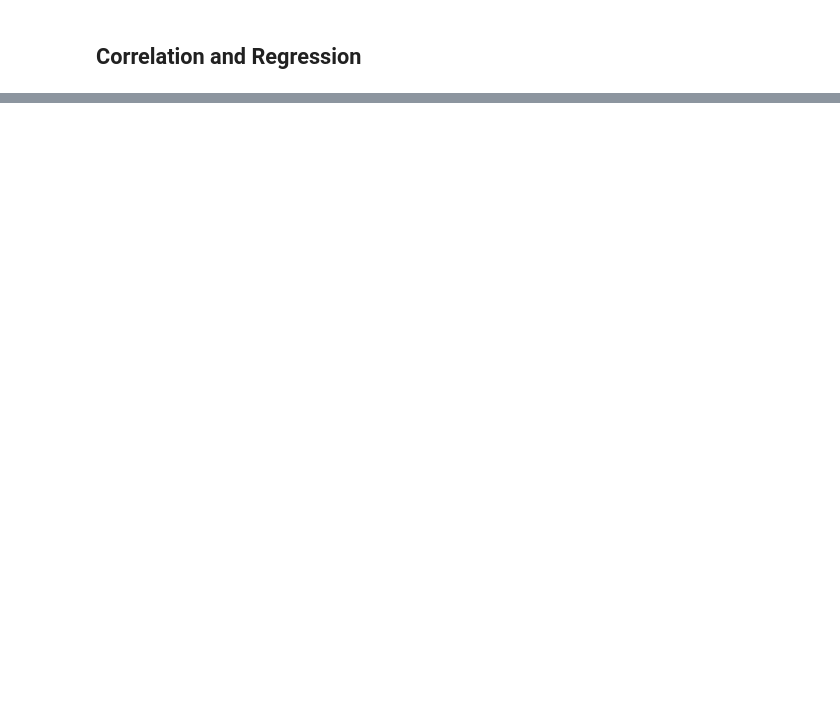
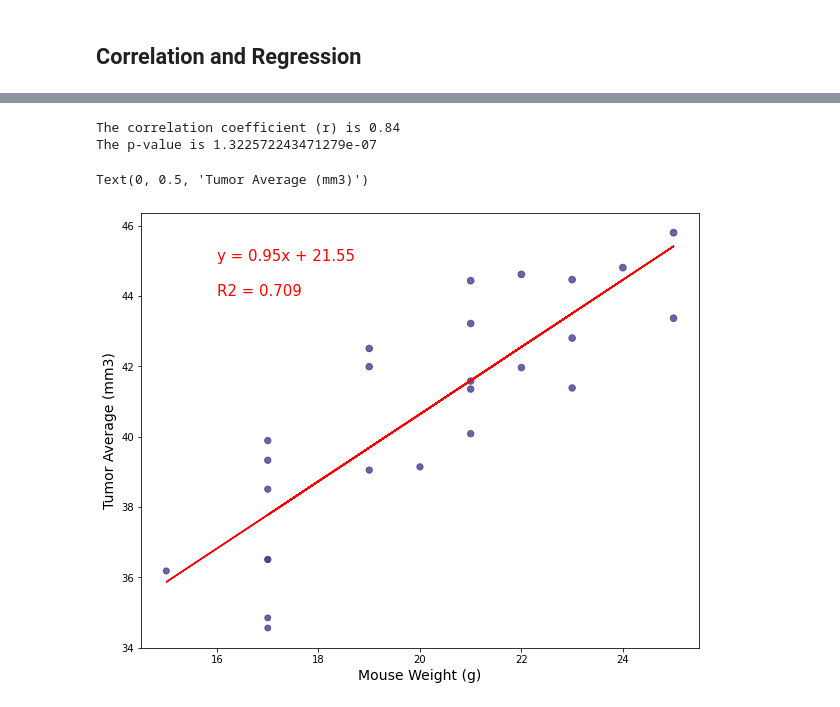
Before and after one commit to robertoj-coder/Matplotlib-The-Power-of-Plots, a Jupyter notebook: Pymaceuticals/pymaceuticals_starter.ipynb, the cells around one changed output, grey strips where cells are left out. Saved outputs shown, nothing was run; the diff lists cells and outputs as text; code cells hidden in the pictures; blank space fills up the shorter version.

```diff
--- a/Pymaceuticals/pymaceuticals_starter.ipynb
+++ b/Pymaceuticals/pymaceuticals_starter.ipynb
@@ -532,0 +556,40 @@ mouse_capomulin
+# %%
+# Calculate the correlation coefficient and linear regression model
+
+weightP = tumor_averagedf['Weight (g)']
+tumorP = tumor_averagedf['Tumor Average']
+correlation = st.pearsonr(weightP, tumorP)
+
+print(f"The correlation coefficient (r) is {round(correlation[0],2)}")
+print(f"The p-value is {correlation[1]}")
+
+x_values = tumor_averagedf['Weight (g)']
+y_values = tumor_averagedf['Tumor Average']
+
+# Run the regression and store each of the returned values
+slope, intercept, rvalue, pvalue, stderr = st.linregress(x_values, y_values)
+
+# Calculate the predictions for each value of x (# Rooms)
+regression = x_values * slope + intercept
+
+# store a string version of the linear equation, so we can display it on the plot
+line_eq = "y = " + str(round(slope,2)) + "x + " + str(round(intercept,2))
+# %% [output]
+The correlation coefficient (r) is 0.84
+The p-value is 1.322572243471279e-07
+# %%
+plt.figure(figsize=(10,8))
+# Plot observations
+plt.scatter(x_values, y_values, facecolors="darkslateblue", alpha=0.8, s=y_values)
+
+# Plot the regression line
+plt.plot(x_values, regression, "red")
+plt.annotate(line_eq, (16, 45), fontsize=15, color="red")
+plt.annotate(f"R2 = {round(rvalue**2,3)}", (16,44), fontsize=15, color="red")
+
+
+plt.xlabel('Mouse Weight (g)', fontsize=14)
+plt.ylabel('Tumor Average (mm3)', fontsize=14)
+# %% [output]
+Text(0, 0.5, 'Tumor Average (mm3)')
+[figure, added]
```
Also changed, not shown: parts of 8 cells of this notebook.
